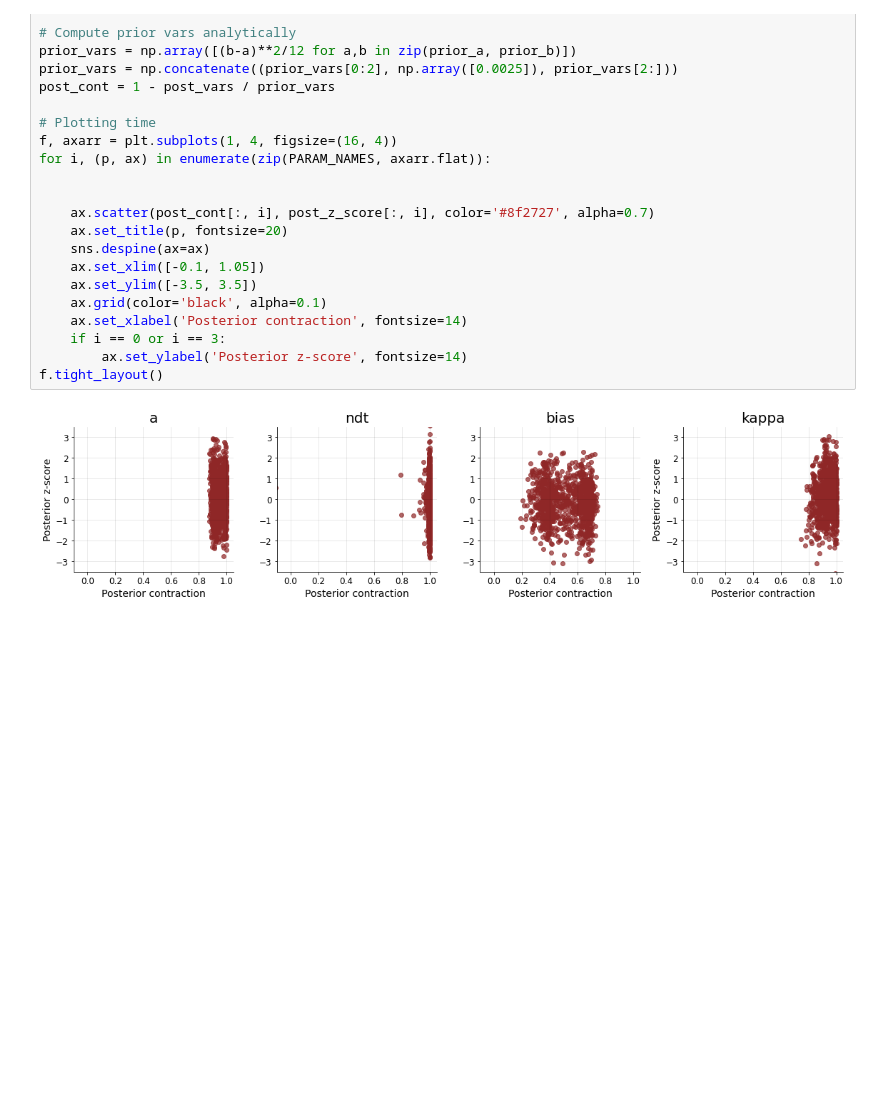
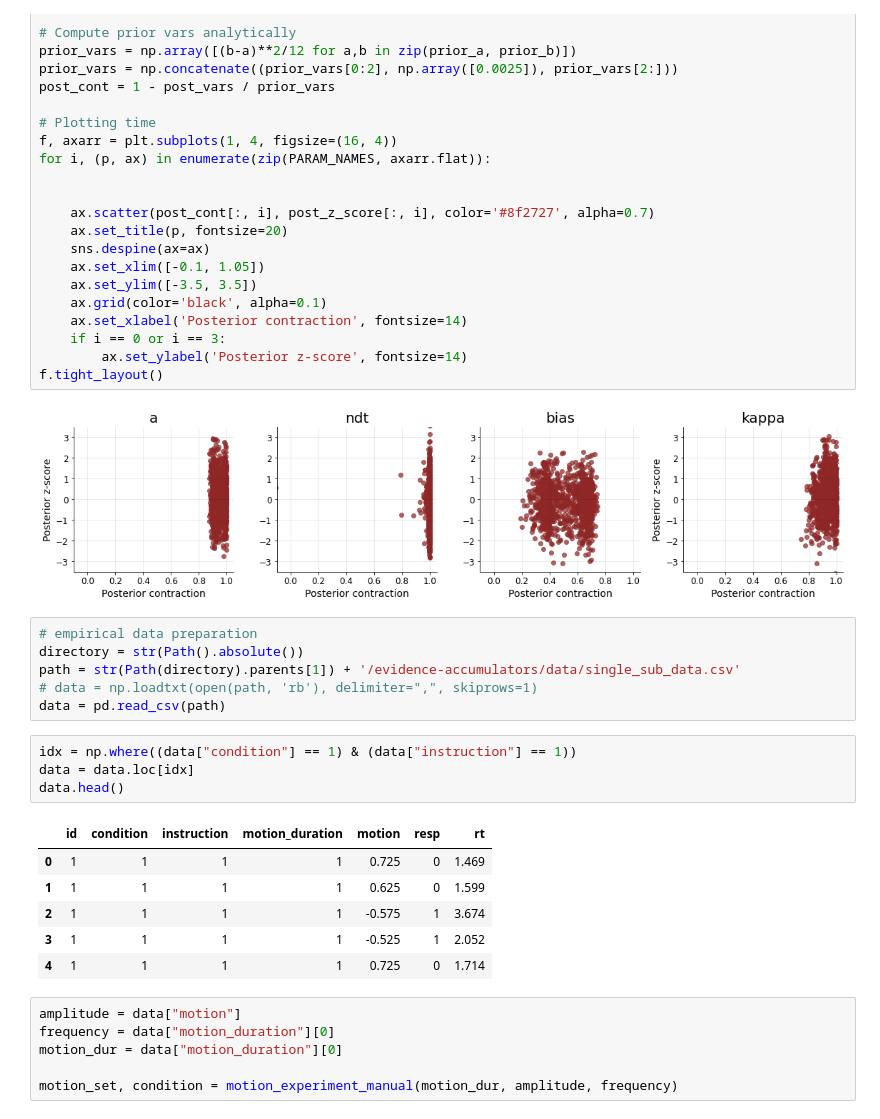
Before and after one commit to awellis/evidence-accumulators, a Jupyter notebook: notebooks/varying_drift_diffusion_modeling.ipynb, the cells around one changed output. Drawn from its saved outputs; the diff is of its cells as text; blank space fills up the shorter version.

```diff
--- a/notebooks/varying_drift_diffusion_modeling.ipynb
+++ b/notebooks/varying_drift_diffusion_modeling.ipynb
@@ -193,3 +197,26 @@ for i, (p, ax) in enumerate(zip(PARAM_NAMES, axarr.flat)):
 f.tight_layout()
 # %% [output]
 [figure]
+# %%
+# empirical data preparation
+directory = str(Path().absolute())
+path = str(Path(directory).parents[1]) + '/evidence-accumulators/data/single_sub_data.csv'
+# data = np.loadtxt(open(path, 'rb'), delimiter=",", skiprows=1)
+data = pd.read_csv(path)
+# %%
+idx = np.where((data["condition"] == 1) & (data["instruction"] == 1))
+data = data.loc[idx]
+data.head()
+# %% [output]
+|  | id | condition | instruction | motion_duration | motion | resp | rt |
+| 0 | 1 | 1 | 1 | 1 | 0.725 | 0 | 1.469 |
+| 1 | 1 | 1 | 1 | 1 | 0.625 | 0 | 1.599 |
+| 2 | 1 | 1 | 1 | 1 | -0.575 | 1 | 3.674 |
+| 3 | 1 | 1 | 1 | 1 | -0.525 | 1 | 2.052 |
+| 4 | 1 | 1 | 1 | 1 | 0.725 | 0 | 1.714 |
+# %%
+amplitude = data["motion"]
+frequency = data["motion_duration"][0]
+motion_dur = data["motion_duration"][0]
+
+motion_set, condition = motion_experiment_manual(motion_dur, amplitude, frequency)
```
Also changed, not shown: parts of 3 cells of this notebook, 3 other files.
